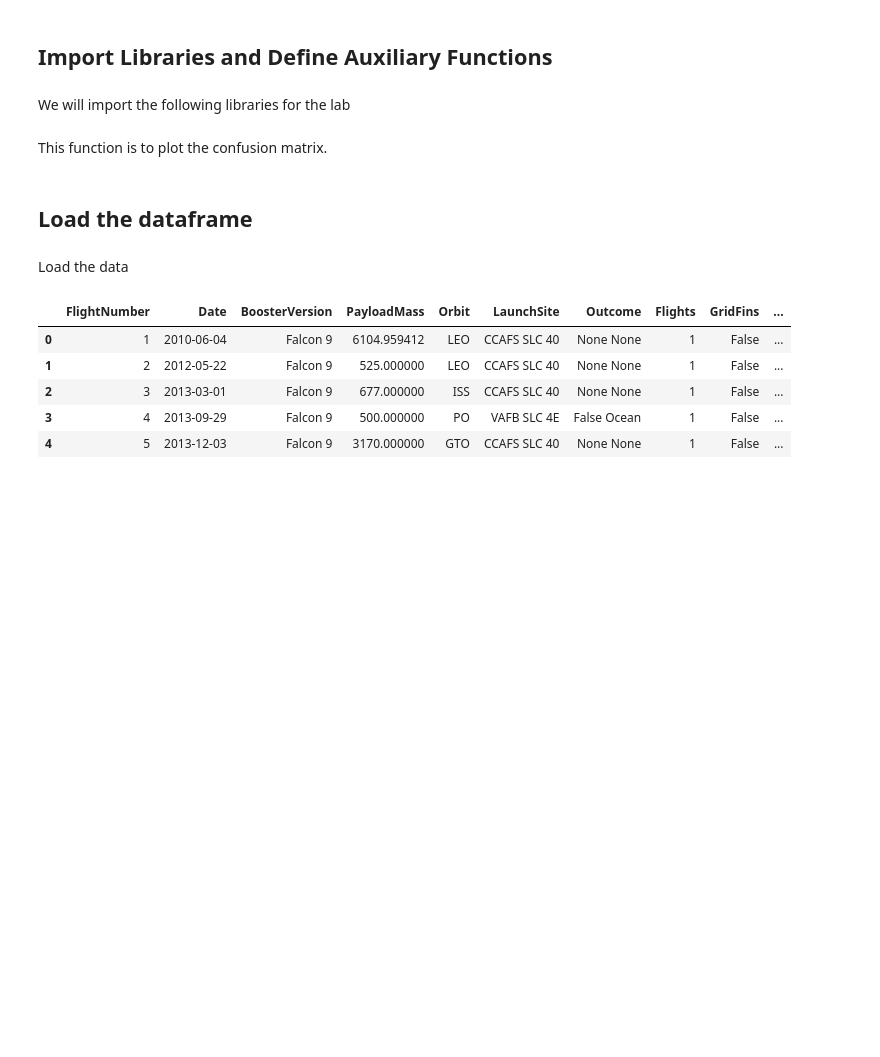
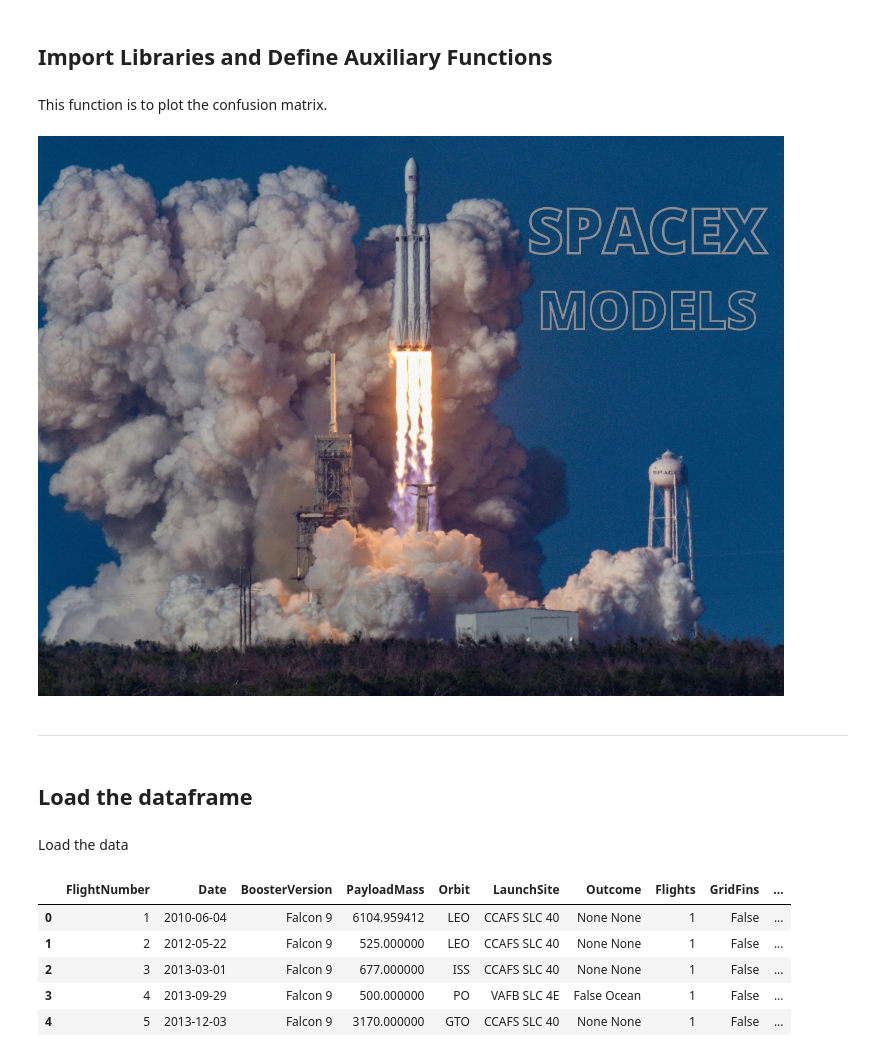
Before and after one commit to benjaminjvdm/portfolio, a Jupyter notebook: Machine Learning/Determining the Best ML Model for SPACEX/Determining the Best ML Model for SPACEX.ipynb, the cells around one changed output. Drawn from its saved outputs; the diff is of its cells as text; code cells hidden in the pictures; blank space fills up the shorter version.

```diff
--- a/Machine Learning/Determining the Best ML Model for SPACEX/Determining the Best ML Model for SPACEX.ipynb
+++ b/Machine Learning/Determining the Best ML Model for SPACEX/Determining the Best ML Model for SPACEX.ipynb
@@ -41,4 +3,2 @@ warnings.filterwarnings('ignore')
 # %% [markdown]
 ## Import Libraries and Define Auxiliary Functions
-# %% [markdown]
-We will import the following libraries for the lab
@@ -79,6 +16,27 @@ def plot_confusion_matrix(y,y_predict):
     ax.set_ylabel('True labels')
     ax.set_title('Confusion Matrix');
     ax.xaxis.set_ticklabels(['did not land', 'land']); ax.yaxis.set_ticklabels(['did not land', 'landed'])
+# %%
+import pandas as pd
+import numpy as np
+import matplotlib.pyplot as plt
+import seaborn as sns
+from sklearn import preprocessing
+from sklearn.model_selection import train_test_split
+from sklearn import metrics
+from sklearn.model_selection import GridSearchCV
+from sklearn.linear_model import LogisticRegression
+from sklearn.svm import SVC
+from sklearn.tree import DecisionTreeClassifier
+from sklearn.neighbors import KNeighborsClassifier
+import warnings
+warnings.filterwarnings('ignore')
+from IPython import display
+display.Image("work-9.jpg")
+# %% [output]
+[figure, added]
+# %% [markdown]
+-----------------------------------------------
 # %% [markdown]
 ## Load the dataframe
 # %% [markdown]
```
Also changed, not shown: parts of 88 cells of this notebook.
